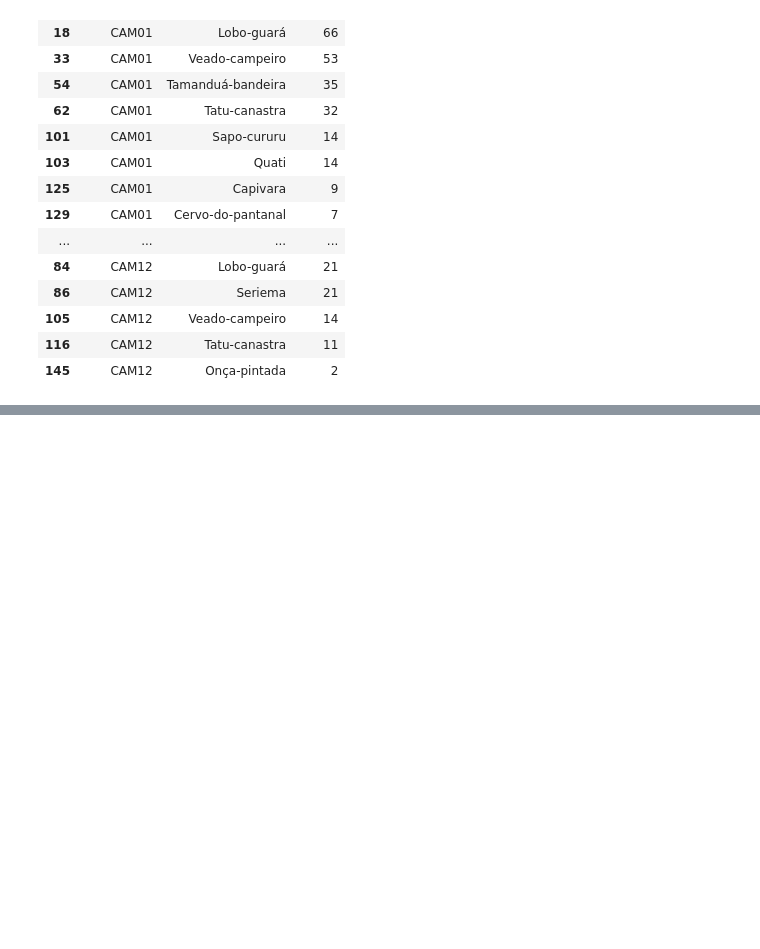
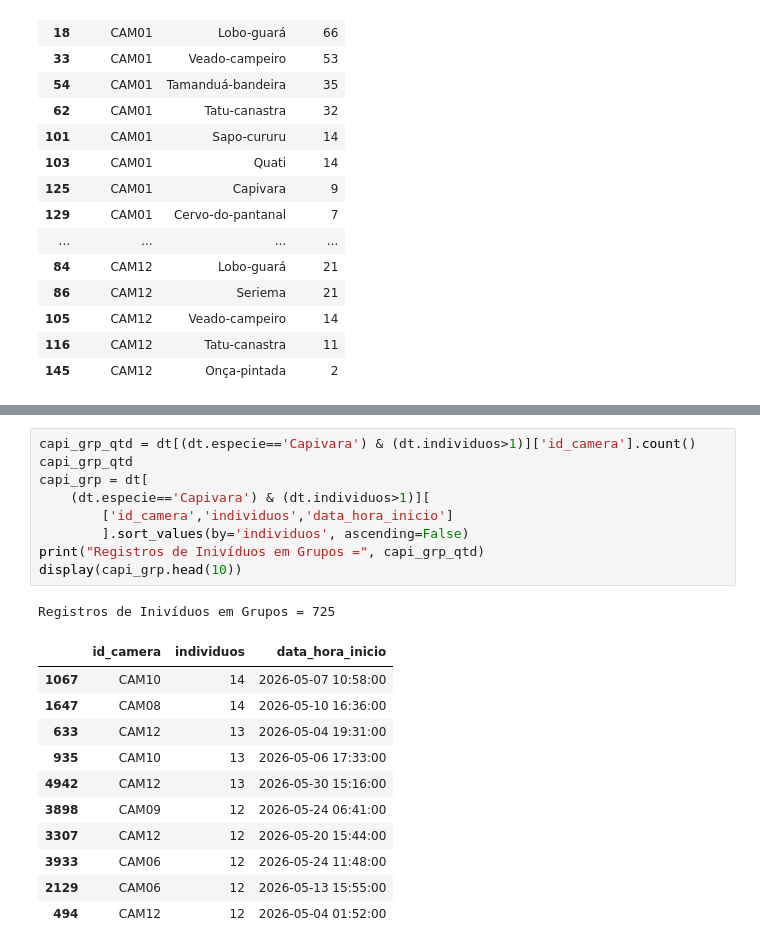
Before and after one commit to dinizjr/Trilha-IA, a Jupyter notebook: DS/Ex01.ipynb, the cells around one changed output, grey strips where cells are left out. Drawn from its saved outputs; the diff is of its cells as text; blank space fills up the shorter version.

```diff
--- a/DS/Ex01.ipynb
+++ b/DS/Ex01.ipynb
@@ -173,0 +208,22 @@ resultado
+# %%
+capi_grp_qtd = dt[(dt.especie=='Capivara') & (dt.individuos>1)]['id_camera'].count()
+capi_grp_qtd
+capi_grp = dt[
+    (dt.especie=='Capivara') & (dt.individuos>1)][
+        ['id_camera','individuos','data_hora_inicio']
+        ].sort_values(by='individuos', ascending=False)
+print("Registros de Inivíduos em Grupos =", capi_grp_qtd)
+display(capi_grp.head(10))
+# %% [output]
+Registros de Inivíduos em Grupos = 725
+|  | id_camera | individuos | data_hora_inicio |
+| 1067 | CAM10 | 14 | 2026-05-07 10:58:00 |
+| 1647 | CAM08 | 14 | 2026-05-10 16:36:00 |
+| 633 | CAM12 | 13 | 2026-05-04 19:31:00 |
+| 935 | CAM10 | 13 | 2026-05-06 17:33:00 |
+| 4942 | CAM12 | 13 | 2026-05-30 15:16:00 |
+| 3898 | CAM09 | 12 | 2026-05-24 06:41:00 |
+| 3307 | CAM12 | 12 | 2026-05-20 15:44:00 |
+| 3933 | CAM06 | 12 | 2026-05-24 11:48:00 |
+| 2129 | CAM06 | 12 | 2026-05-13 15:55:00 |
+| 494 | CAM12 | 12 | 2026-05-04 01:52:00 |
```
Also changed, not shown: parts of 6 cells of this notebook.
